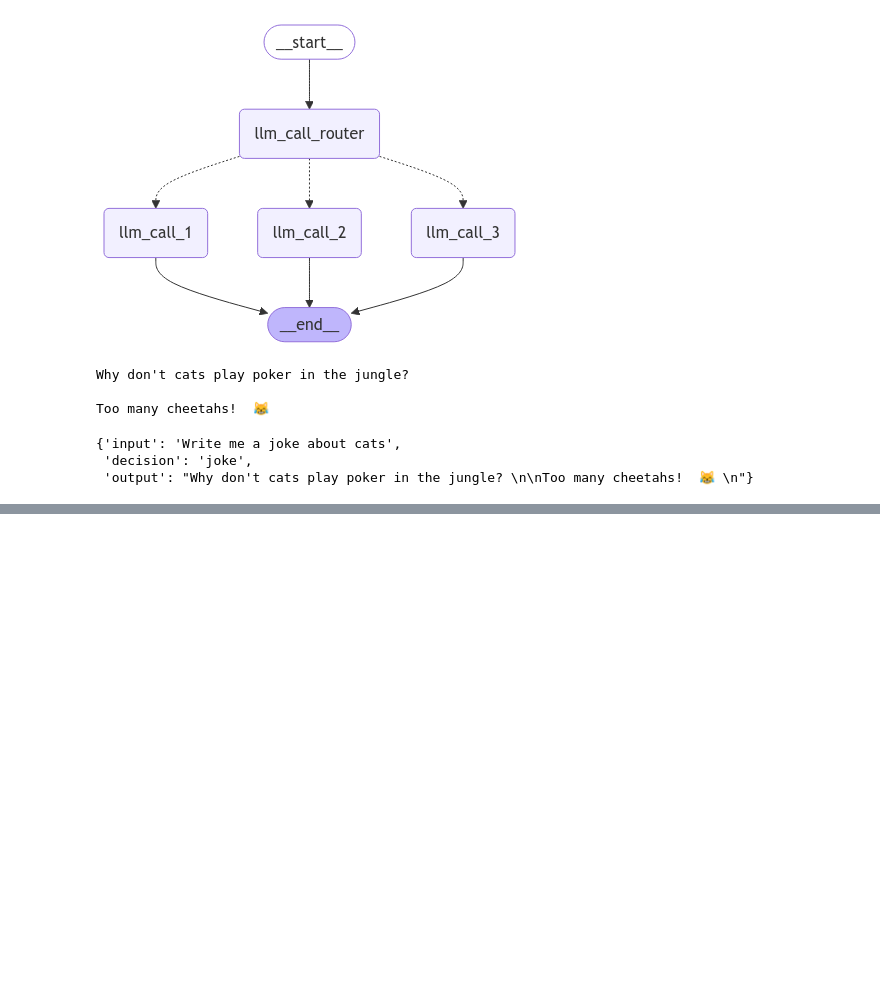
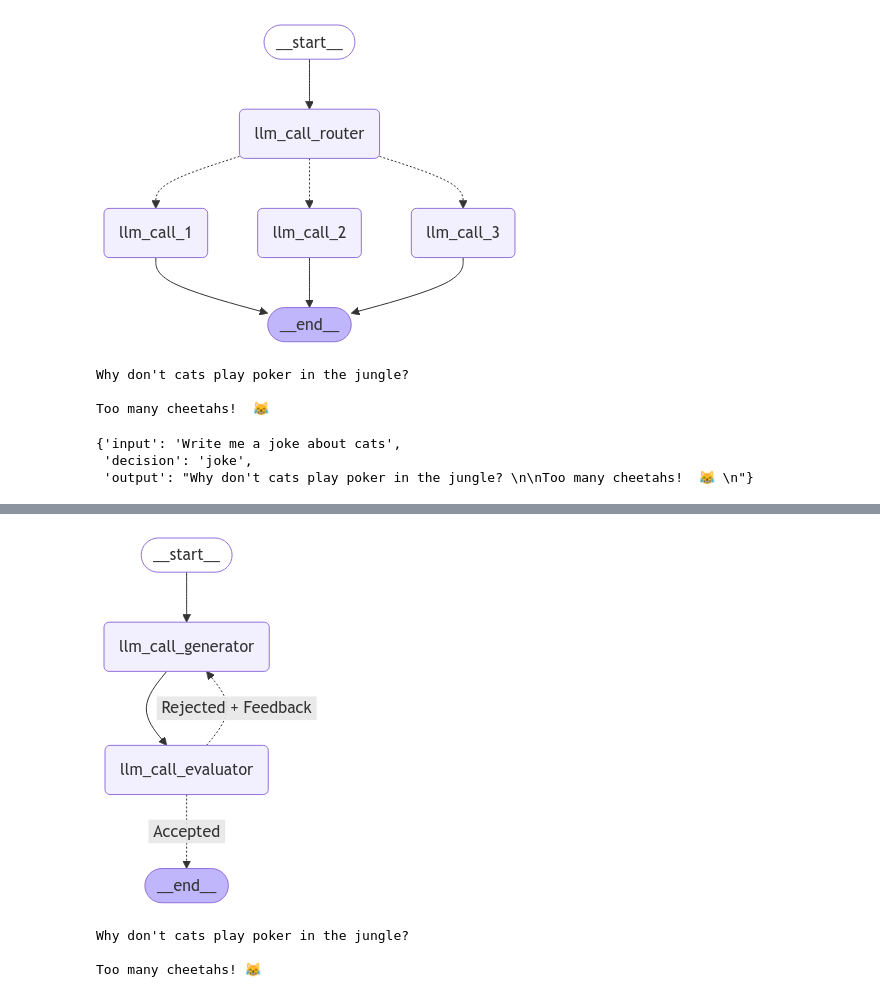
Before and after one commit to heohyunjun/FinBrainAgent, a Jupyter notebook: tuto_workflow_and_agent.ipynb, the cells around one changed output, grey strips where cells are left out. Saved outputs shown, nothing was run; the diff lists cells and outputs as text; code cells hidden in the pictures; blank space fills up the shorter version.

```diff
--- a/tuto_workflow_and_agent.ipynb
+++ b/tuto_workflow_and_agent.ipynb
@@ -393,0 +543,7 @@ state
+# %%
+
+# Invoke
+state = orchestrator_worker.invoke({"topic": "Create a report on LLM scaling laws"})
+
+from IPython.display import Markdown
+Markdown(state["final_report"])
@@ -393,0 +679,13 @@ state
+# %%
+# 워크플로우 시각화
+display(Image(optimizer_workflow.get_graph().draw_mermaid_png()))
+# %% [output]
+[figure, added]
+# %%
+# Invoke
+state = optimizer_workflow.invoke({"topic": "Cats"})
+print(state["joke"])
+# %% [output]
+Why don't cats play poker in the jungle?
+
+Too many cheetahs! 😹
```
Also changed, not shown: parts of 14 cells of this notebook.
